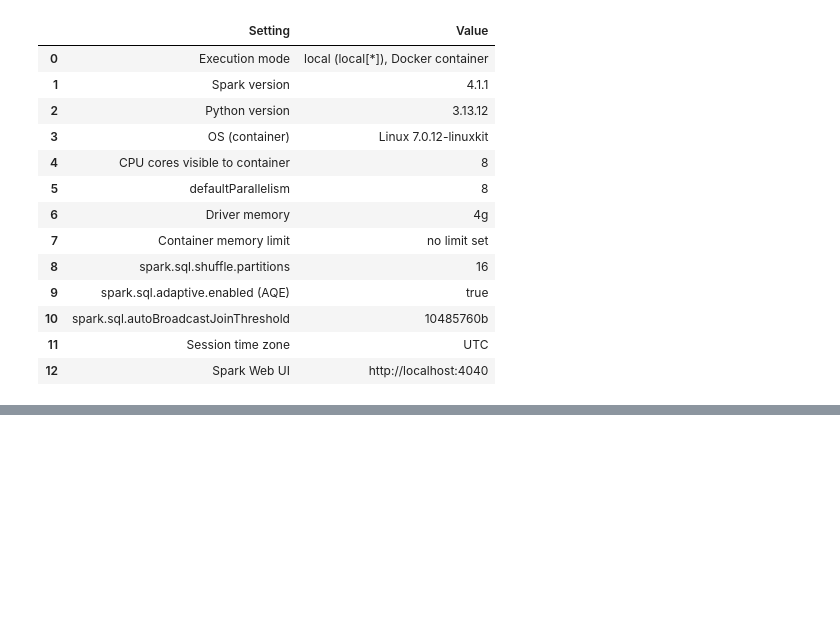
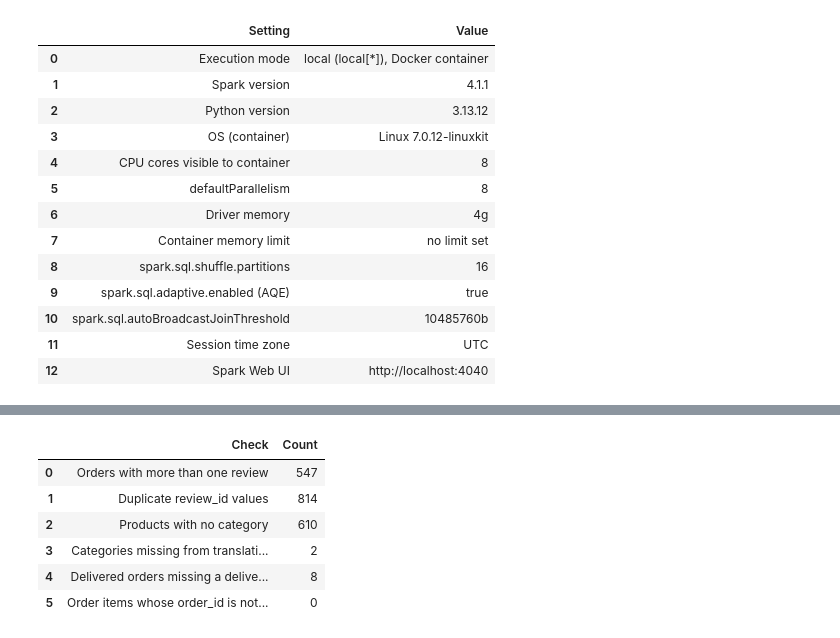
Before and after one commit to ndec0001-max/ITO5202, a Jupyter notebook: assessment1.ipynb, the cells around one changed output, grey strips where cells are left out. Cells and saved outputs as stored; diff of their text form; code cells hidden in the pictures; blank space fills up the shorter version.

```diff
--- a/assessment1.ipynb
+++ b/assessment1.ipynb
@@ -134,0 +466,40 @@ pd.DataFrame(env.items(), columns=["Setting", "Value"])
+# %%
+# ---------------------------------------------------------------
+# Data-quality checks
+# ---------------------------------------------------------------
+# Investigate how many reviews each order has.
+reviews_per_order = order_reviews_df.groupBy("order_id").count()
+
+# Investigate categories that exist in products but have
+# NO match in the translation table
+untranslated = (products_df
+                .filter(F.col("product_category_name").isNotNull())
+                .select("product_category_name").distinct()
+                .join(category_translation_df, "product_category_name", "left_anti"))
+
+# No. orders delivered
+delivered = orders_df.filter(F.col("order_status") == "delivered")
+
+checks = [
+    ("Orders with more than one review",
+     reviews_per_order.filter("count > 1").count()),
+    ("Duplicate review_id values",
+     order_reviews_df.count() - order_reviews_df.select("review_id").distinct().count()),
+    ("Products with no category",
+     products_df.filter(F.col("product_category_name").isNull()).count()),
+    ("Categories missing from translation table",
+     untranslated.count()),
+    ("Delivered orders missing a delivery date",
+     delivered.filter(F.col("order_delivered_customer_date").isNull()).count()),
+    ("Order items whose order_id is not in orders",
+     order_items_df.join(orders_df, "order_id", "left_anti").count()),
+]
+pd.DataFrame(checks, columns=["Check", "Count"])
+# %% [output]
+|  | Check | Count |
+| 0 | Orders with more than one review | 547 |
+| 1 | Duplicate review_id values | 814 |
+| 2 | Products with no category | 610 |
+| 3 | Categories missing from translati... | 2 |
+| 4 | Delivered orders missing a delive... | 8 |
+| 5 | Order items whose order_id is not... | 0 |
```
Also changed, not shown: parts of 14 cells of this notebook.
